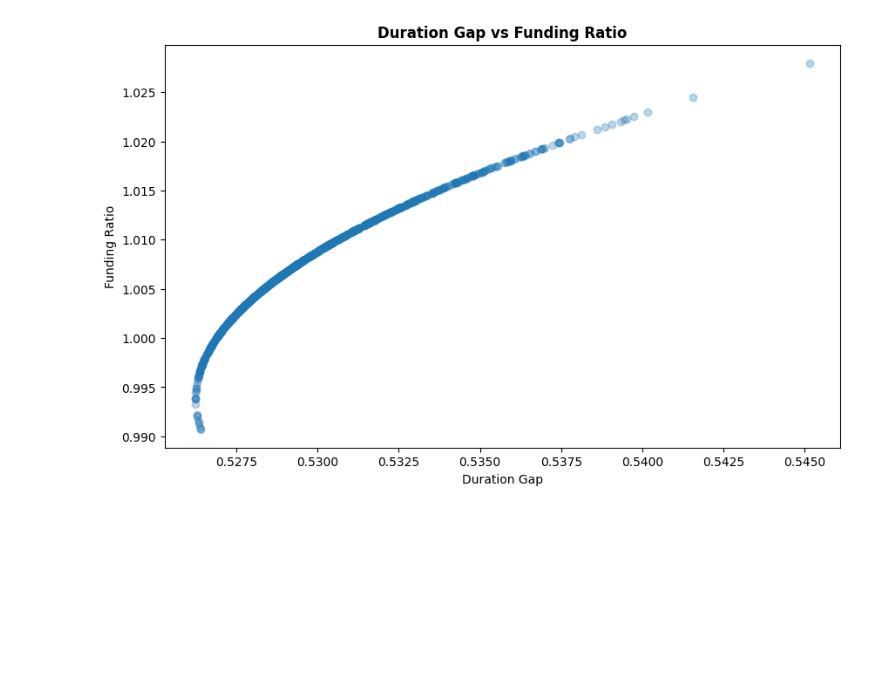
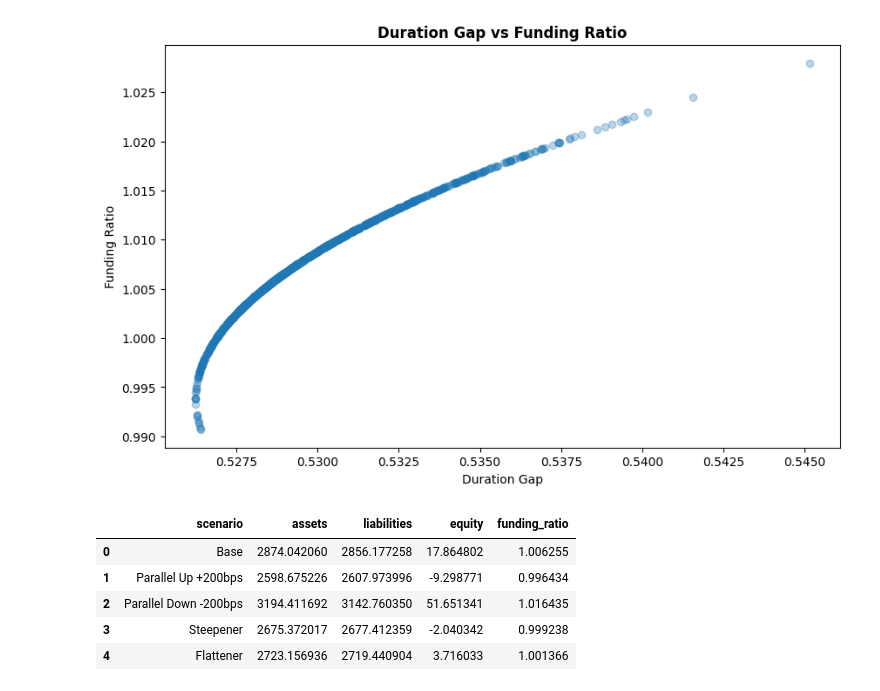
Before and after one commit to gorkemyencak/ALM-simulator, a Jupyter notebook: notebooks/03_alm_engine.ipynb, the cells around one changed output. Cells and saved outputs as stored; diff of their text form; code cells hidden in the pictures; blank space fills up the shorter version.

```diff
--- a/notebooks/03_alm_engine.ipynb
+++ b/notebooks/03_alm_engine.ipynb
@@ -189,3 +190,23 @@ plt.title('Duration Gap vs Funding Ratio', fontweight = 'bold')
 plt.show()
 # %% [output]
 [figure]
+# %%
+# initializing stress testing object
+stress_testing = StressTesting(curve)
+
+stress_results = stress_testing.run_stress_test(
+    portfolio = bond_portfolio,
+    deposit_model = deposit_model,
+    pricing_function = price_bond,
+    liability_pv_function = present_value
+)
+
+df_stress = pd.DataFrame(stress_results)
+df_stress
+# %% [output]
+|  | scenario | assets | liabilities | equity | funding_ratio |
+| 0 | Base | 2874.042060 | 2856.177258 | 17.864802 | 1.006255 |
+| 1 | Parallel Up +200bps | 2598.675226 | 2607.973996 | -9.298771 | 0.996434 |
+| 2 | Parallel Down -200bps | 3194.411692 | 3142.760350 | 51.651341 | 1.016435 |
+| 3 | Steepener | 2675.372017 | 2677.412359 | -2.040342 | 0.999238 |
+| 4 | Flattener | 2723.156936 | 2719.440904 | 3.716033 | 1.001366 |
```
Also changed, not shown: parts of 3 cells of this notebook, 1 other file.
